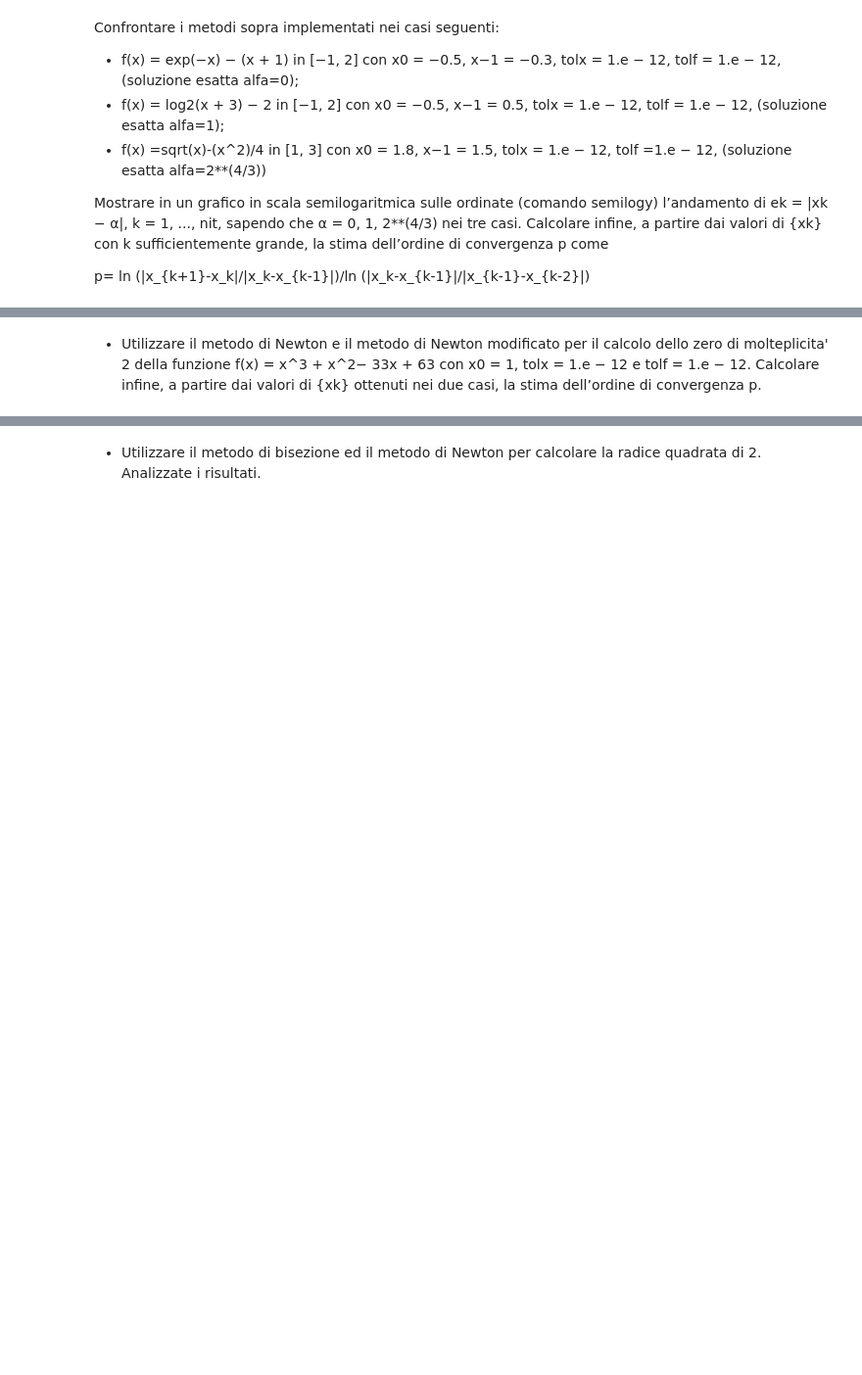
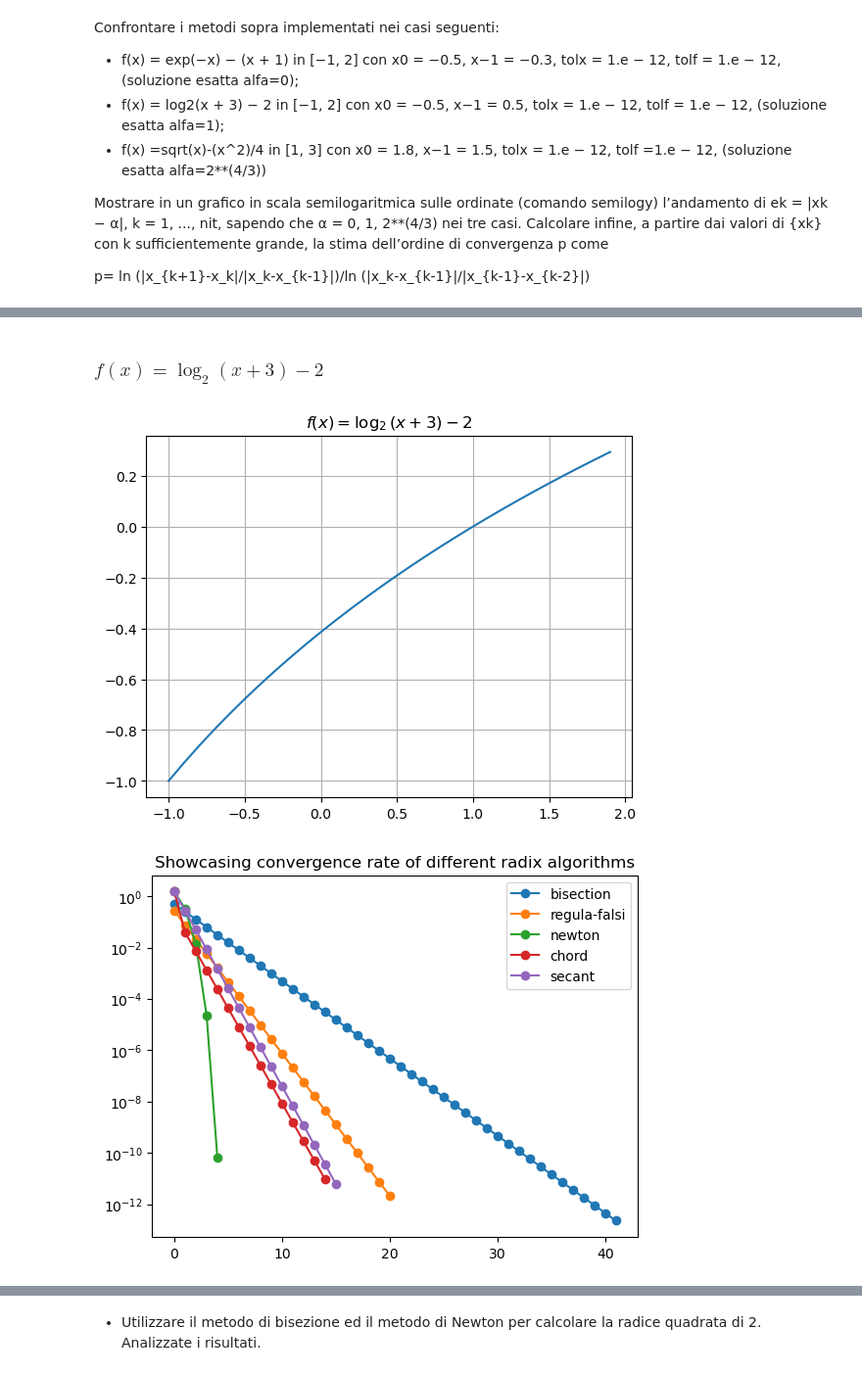
Before and after one commit to KeegTheBoi/metodi_numerici_es, a Jupyter notebook: Lecture 6/Esercitazione_6.ipynb, the cells around one changed output, grey strips where cells are left out. Shown at 98% size. Drawn from its saved outputs; the diff is of its cells as text; code cells hidden in the pictures; blank space fills up the shorter version.

```diff
--- a/Lecture 6/Esercitazione_6.ipynb
+++ b/Lecture 6/Esercitazione_6.ipynb
@@ -153,6 +143,7 @@ selectfunc(3)
-# %% [markdown]
-- Utilizzare il metodo di Newton e il metodo di Newton modificato per il calcolo
-dello zero di molteplicita' 2 della funzione f(x) =
-x^3 + x^2− 33x + 63 con x0 = 1,
-tolx = 1.e − 12 e tolf = 1.e − 12. Calcolare infine, a partire dai valori di {xk}
-ottenuti nei due casi, la stima dell’ordine di convergenza p.
+# %% [markdown]
+<h3>$f(x) = \log_2(x + 3) − 2$</h3>
+# %%
+selectfunc(2, r"$f(x) = \log_2(x + 3) − 2$")
+# %% [output]
+[figure, added]
+[figure, added]
```
Also changed, not shown: parts of 16 cells of this notebook, 2 other files.
